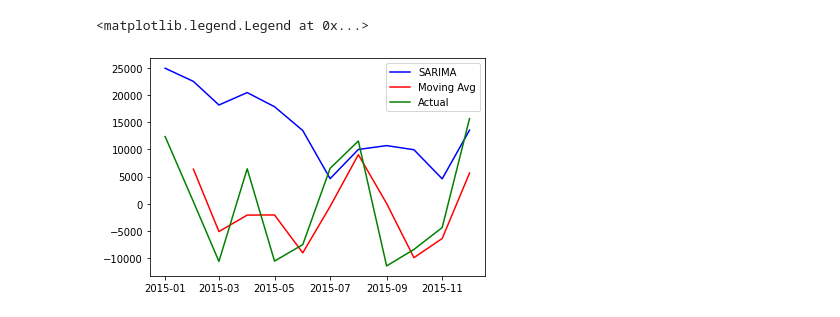
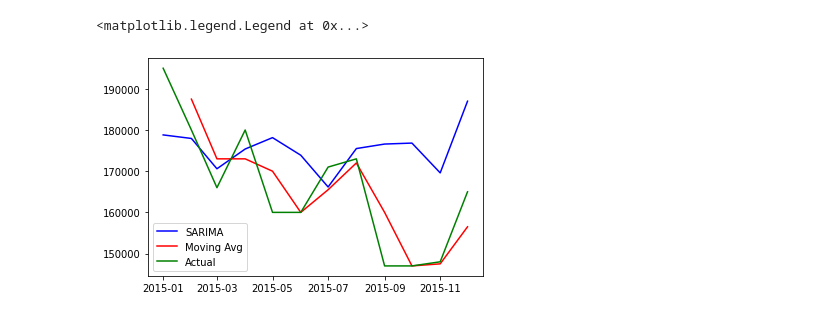
Before and after one commit to rock4777/FREDMacroHomeTrends, a Jupyter notebook: FRED New Homes Trend.ipynb, the cells around one changed output. Saved outputs shown, nothing was run; the diff lists cells and outputs as text; code cells hidden in the pictures.

Commit message:
remove detrend step & add testing data forecast

```diff
--- a/FRED New Homes Trend.ipynb
+++ b/FRED New Homes Trend.ipynb
@@ -62,6 +53,11 @@ def sarimaModel(data, forecastLength):
 
     # one step forecast
     return model_fit.forecast(forecastLength)
+# %%
+def calcMovingAvgCol (df, column, interval = 2):
+    dfAvg = df[column].rolling(interval).mean()
+    dfAvg.dropna(inplace=True)
+    return  dfAvg
 # %%
 #get master FRED data
 newHmSalesMaster = getFREDSeriesData(seriesId, apiKey) #get FRED new home sales
@@ -69,21 +65,17 @@ newHmSalesMaster = cleanFREDSeriesData(newHmSalesMaster) #cleanup FRED new home
 # %%
 #generate and norm validation data set
 validationDataSet = dateFilterDF(newHmSalesMaster, '2015-01-01', '2015-12-01')
-validationDataSet = detrendColumn(validationDataSet, 'value')
-
-#calculate moving avg
-movingAvg = validationDataSet['detrendValue'].rolling(2).mean()
-movingAvg.dropna(inplace=True)
+movingAvg = calcMovingAvgCol(validationDataSet, 'value', 2)
 # %%
 #generate and norm training data set
 trainingDataSet = dateFilterDF(newHmSalesMaster, '1999-01-01', '2014-12-01')
-trainingDataSet = detrendColumn(trainingDataSet, 'value')
-forecastDataSet = sarimaModel(trainingDataSet['detrendValue'], 12)
+sarimaDataSet = sarimaModel(trainingDataSet['value'], 12)
 # %%
-plt.plot(forecastDataSet, color='blue', label='SARIMA')
+#model validation
+plt.plot(sarimaDataSet, color='blue', label='SARIMA')
 plt.plot(movingAvg, color='red', label='Moving Avg')
-plt.plot(validationDataSet['detrendValue'],color='green', label='Actual')
+plt.plot(validationDataSet['value'],color='green', label='Actual')
 plt.legend()
 # %% [output]
 <matplotlib.legend.Legend at 0x...>
-[figure, old version]
+[figure, new version]
```
Also changed, not shown: parts of 5 cells of this notebook.
